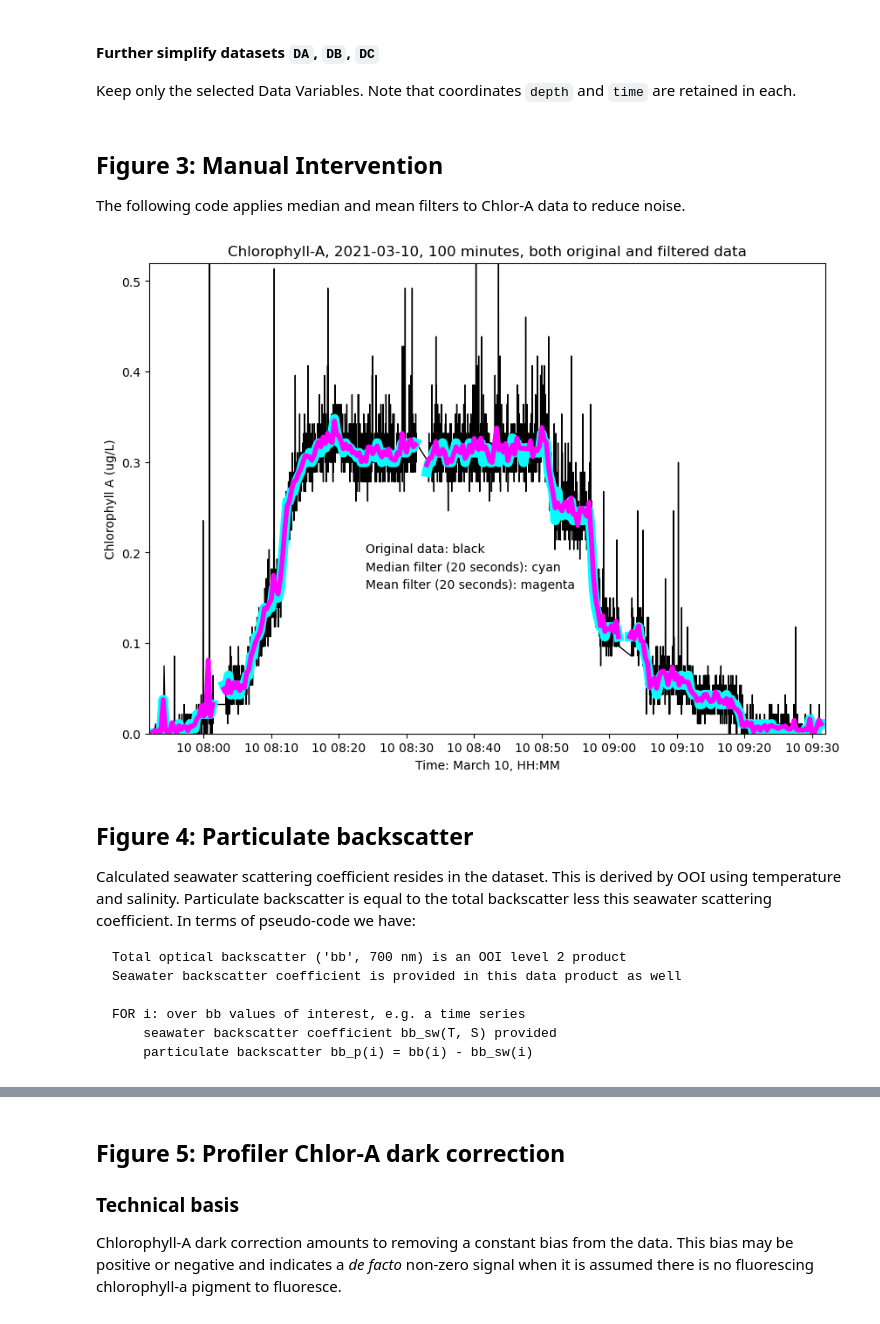
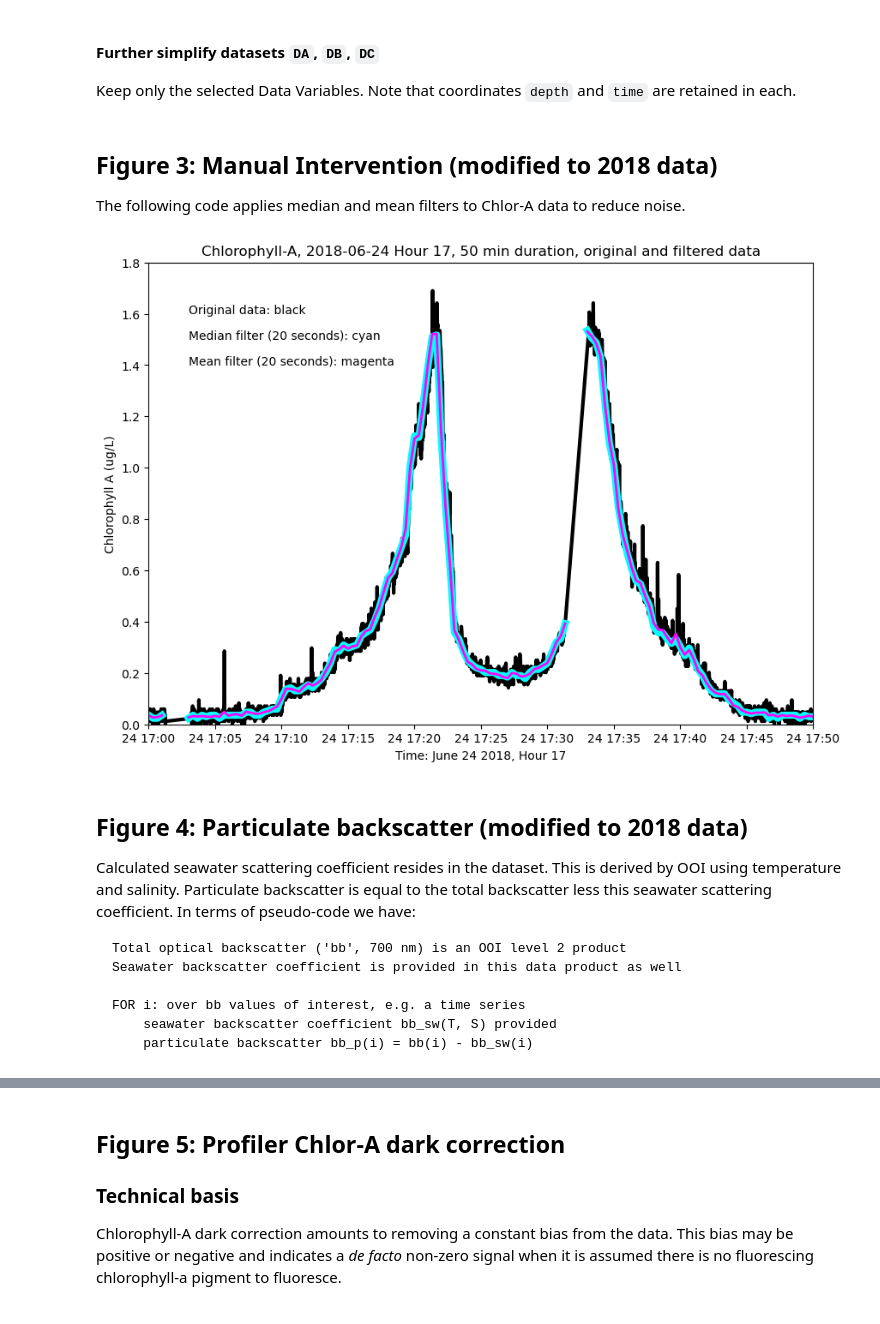
Before and after one commit to robfatland/ocean, a Jupyter notebook: DataQualityGuideNotebook.ipynb, the cells around one changed output, grey strips where cells are left out. Cells and saved outputs as stored; diff of their text form; code cells hidden in the pictures.

```diff
--- a/DataQualityGuideNotebook.ipynb
+++ b/DataQualityGuideNotebook.ipynb
@@ -488,10 +548,17 @@ D.fdom.plot(ylim=(0, 5000))
 #   These are Chlor-A, Backscatter and FDOM/CDOM respectively.
 #   The '% 2' in the code means modulo 2, i.e. a QC flag filter on bit zero.
 #   The data value is retained only when the low order bit is 1.
+#
+# This cell takes a few minutes to run. While it is very effective for 2021
+#   data, it does not work properly for 2018 data.
 
 DA = D.where(D.fluorometric_chlorophyll_a_qc_results % 2, drop=True)
 DB = D.where(D.optical_backscatter_qc_results % 2,        drop=True)
 DC = D.where(D.fluorometric_cdom_qc_results % 2,          drop=True)
+
+DA24 = D24.where(D24.fluorometric_chlorophyll_a_qc_results % 2, drop=True)
+DB24 = D24.where(D24.optical_backscatter_qc_results % 2,        drop=True)
+DC24 = D24.where(D24.fluorometric_cdom_qc_results % 2,          drop=True)
 # %%
 # Save
 df = DC[['fdom']].to_dataframe()
@@ -591,9 +682,9 @@ Following the 2019 deployment, the platform experienced a several-day, major blo
 
 Keep only the selected Data Variables. Note that coordinates `depth` and `time` are retained in each.
 # %%
-DA = DA[['chlora']]
-DB = DB[['backscatter', 'seawater_scattering_coefficient']]
-DC = DC[['fdom']]
+DA24 = DA24[['chlora']]
+DB24 = DB24[['backscatter', 'seawater_scattering_coefficient']]
+DC24 = DC24[['fdom']]
 # %%
 # Save
 df = DA.to_dataframe()
@@ -605,9 +696,14 @@ df = df.to_csv('../BOS/BO_F2_5_10_MAR_2021_FDOMCDOM_QC_applied.csv')
 # %% [markdown]
-## Figure 3: Manual Intervention
+## Figure 3: Manual Intervention (modified to 2018 data)
 
 The following code applies median and mean filters to Chlor-A data to reduce noise.
 # %%
-DA_median_20S = DA.resample(time='20S').median()
-DA_mean_20S   = DA.resample(time='20S').mean()
+# 2021
+# DA_median_20S = DA.resample(time='20S').median()
+# DA_mean_20S   = DA.resample(time='20S').mean()
+
+# 2018
+DA_median_20S = DA24.resample(time='20S').median()
+DA_mean_20S   = DA24.resample(time='20S').mean()
 # %%
 # Save
@@ -618,18 +715,22 @@ df = df.to_csv('../BOS/BO_F3_2_10_MAR_2021_20S_mean_filter.csv')
 # %%
+# 2021: change back to DA
+
 fig,ax=plt.subplots(figsize=(10,7))
 
-ax.plot(DA.time, DA.chlora, color='k', lw=1)
-ax.plot(DA_median_20S.time, DA_median_20S.chlora, color='cyan', lw=8)
-ax.plot(DA_mean_20S.time, DA_mean_20S.chlora, color='magenta', lw=4)
-ax.set(ylim=(-0.0, 0.52), xlim=(dt64('2021-03-10 07:52'), dt64('2021-03-10 09:32')), title='Chlorophyll-A, 2021-03-10, 100 minutes, both original and filtered data')
-ax.text(dt64('2021-03-10 08:24'), 0.2, 'Original data: black', color='k')
-ax.text(dt64('2021-03-10 08:24'), 0.18, 'Median filter (20 seconds): cyan', color='k')
-ax.text(dt64('2021-03-10 08:24'), 0.16, 'Mean filter (20 seconds): magenta', color='k')
+ax.plot(DA24.time,          DA24.chlora,          color='k',       lw=3)
+ax.plot(DA_median_20S.time, DA_median_20S.chlora, color='cyan',    lw=6)
+ax.plot(DA_mean_20S.time,   DA_mean_20S.chlora,   color='magenta', lw=2)
 
-ax.set(ylabel='Chlorophyll A (ug/L)', xlabel='Time: March 10, HH:MM')
+ax.set(ylim=(0.0, 1.8), xlim=(dt64('2018-06-24 17'), dt64('2018-06-24 17:50')), \
+       title='Chlorophyll-A, 2018-06-24 Hour 17, 50 min duration, original and filtered data')
+ax.text(dt64('2018-06-24 17:03'), 1.6, 'Original data: black', color='k')
+ax.text(dt64('2018-06-24 17:03'), 1.5, 'Median filter (20 seconds): cyan', color='k')
+ax.text(dt64('2018-06-24 17:03'), 1.4, 'Mean filter (20 seconds): magenta', color='k')
+
+ax.set(ylabel='Chlorophyll A (ug/L)', xlabel='Time: June 24 2018, Hour 17')
 
 fig.show()
 # %% [output]
-[figure, old version]
+[figure, new version]
 # %%
 # Save figure 3
@@ -637,5 +738,5 @@ fig.savefig("../BOS/Figures/BO_F3_1_10_MAR_2021_Chlor_A_one_profile_filtered.png
 # %% [markdown]
-## Figure 4: Particulate backscatter
+## Figure 4: Particulate backscatter (modified to 2018 data)
 
 Calculated seawater scattering coefficient resides in the dataset.
 This is derived by OOI using temperature and salinity.
```
Also changed, not shown: parts of 35 cells of this notebook.
